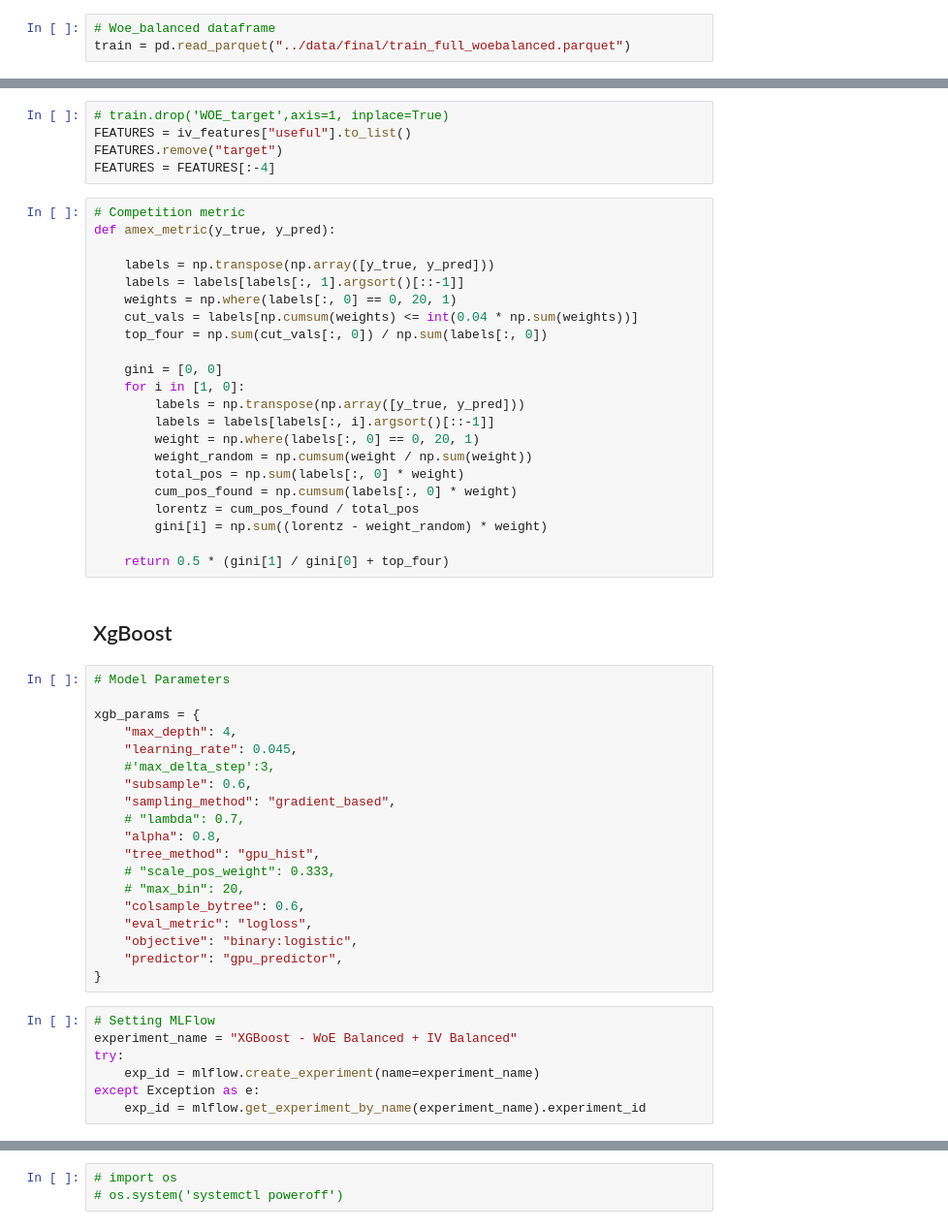
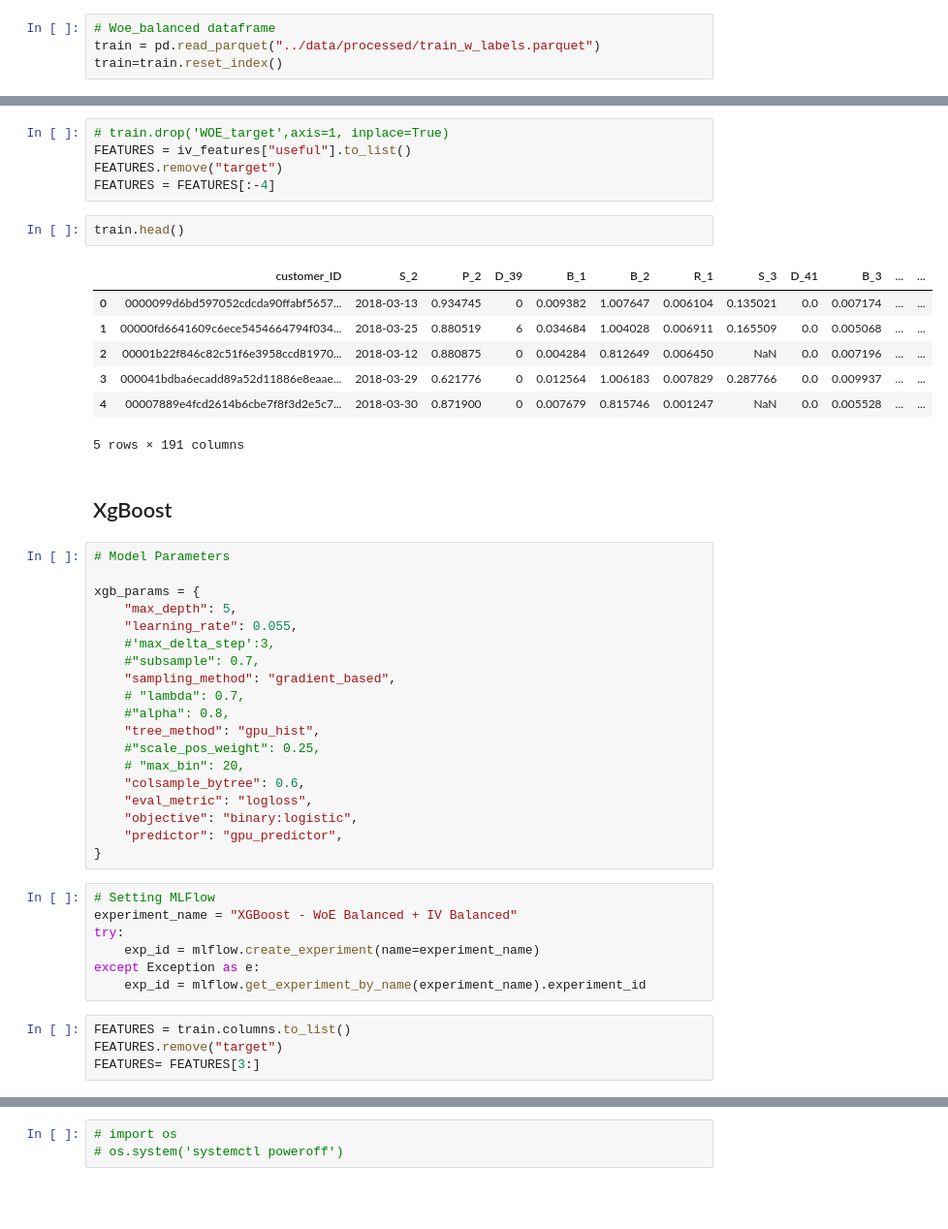
Before and after one commit to Victor-cb/American_Express-Default_Prediction, a Jupyter notebook: notebooks/05-train_models.ipynb, the cells around one changed output, grey strips where cells are left out. Shown: that part at 97% size. Saved outputs shown, nothing was run; the diff lists cells and outputs as text; blank space fills up the shorter version.

```diff
--- a/notebooks/05-train_models.ipynb
+++ b/notebooks/05-train_models.ipynb
@@ -35,6 +35,7 @@ VERSION = "03"
 # %%
 # Woe_balanced dataframe
-train = pd.read_parquet("../data/final/train_full_woebalanced.parquet")
+train = pd.read_parquet("../data/processed/train_w_labels.parquet")
+train=train.reset_index()
 # %%
 iv_features = pd.read_csv("../reports/iv_features.csv")
 # %%
@@ -42,43 +43,31 @@ iv_features = pd.read_csv("../reports/iv_features.csv")
 FEATURES = iv_features["useful"].to_list()
 FEATURES.remove("target")
 FEATURES = FEATURES[:-4]
-# %%
-# Competition metric
-def amex_metric(y_true, y_pred):
-
-    labels = np.transpose(np.array([y_true, y_pred]))
-    labels = labels[labels[:, 1].argsort()[::-1]]
-    weights = np.where(labels[:, 0] == 0, 20, 1)
-    cut_vals = labels[np.cumsum(weights) <= int(0.04 * np.sum(weights))]
-    top_four = np.sum(cut_vals[:, 0]) / np.sum(labels[:, 0])
-
-    gini = [0, 0]
-    for i in [1, 0]:
-        labels = np.transpose(np.array([y_true, y_pred]))
-        labels = labels[labels[:, i].argsort()[::-1]]
-        weight = np.where(labels[:, 0] == 0, 20, 1)
-        weight_random = np.cumsum(weight / np.sum(weight))
-        total_pos = np.sum(labels[:, 0] * weight)
-        cum_pos_found = np.cumsum(labels[:, 0] * weight)
-        lorentz = cum_pos_found / total_pos
-        gini[i] = np.sum((lorentz - weight_random) * weight)
-
-    return 0.5 * (gini[1] / gini[0] + top_four)
+# %%
+train.head()
+# %% [output]
+|  | customer_ID | S_2 | P_2 | D_39 | B_1 | B_2 | R_1 | S_3 | D_41 | B_3 | ... | ... |
+| 0 | 0000099d6bd597052cdcda90ffabf5657... | 2018-03-13 | 0.934745 | 0 | 0.009382 | 1.007647 | 0.006104 | 0.135021 | 0.0 | 0.007174 | ... | ... |
+| 1 | 00000fd6641609c6ece5454664794f034... | 2018-03-25 | 0.880519 | 6 | 0.034684 | 1.004028 | 0.006911 | 0.165509 | 0.0 | 0.005068 | ... | ... |
+| 2 | 00001b22f846c82c51f6e3958ccd81970... | 2018-03-12 | 0.880875 | 0 | 0.004284 | 0.812649 | 0.006450 | NaN | 0.0 | 0.007196 | ... | ... |
+| 3 | 000041bdba6ecadd89a52d11886e8eaae... | 2018-03-29 | 0.621776 | 0 | 0.012564 | 1.006183 | 0.007829 | 0.287766 | 0.0 | 0.009937 | ... | ... |
+| 4 | 00007889e4fcd2614b6cbe7f8f3d2e5c7... | 2018-03-30 | 0.871900 | 0 | 0.007679 | 0.815746 | 0.001247 | NaN | 0.0 | 0.005528 | ... | ... |
+5 rows × 191 columns
 # %% [markdown]
 ## XgBoost
 # %%
 # Model Parameters
 
 xgb_params = {
-    "max_depth": 4,
-    "learning_rate": 0.045,
+    "max_depth": 5,
+    "learning_rate": 0.055,
     #'max_delta_step':3,
-    "subsample": 0.6,
+    #"subsample": 0.7,
     "sampling_method": "gradient_based",
     # "lambda": 0.7,
-    "alpha": 0.8,
+    #"alpha": 0.8,
     "tree_method": "gpu_hist",
-    # "scale_pos_weight": 0.333,
+    #"scale_pos_weight": 0.25,
     # "max_bin": 20,
     "colsample_bytree": 0.6,
     "eval_metric": "logloss",
@@ -92,6 +81,10 @@ try:
     exp_id = mlflow.create_experiment(name=experiment_name)
 except Exception as e:
     exp_id = mlflow.get_experiment_by_name(experiment_name).experiment_id
+# %%
+FEATURES = train.columns.to_list()
+FEATURES.remove("target")
+FEATURES= FEATURES[3:]
 # %%
 mlflow.autolog()
 importances = []
```
Also changed, not shown: parts of 8 cells of this notebook, 19 other files.
